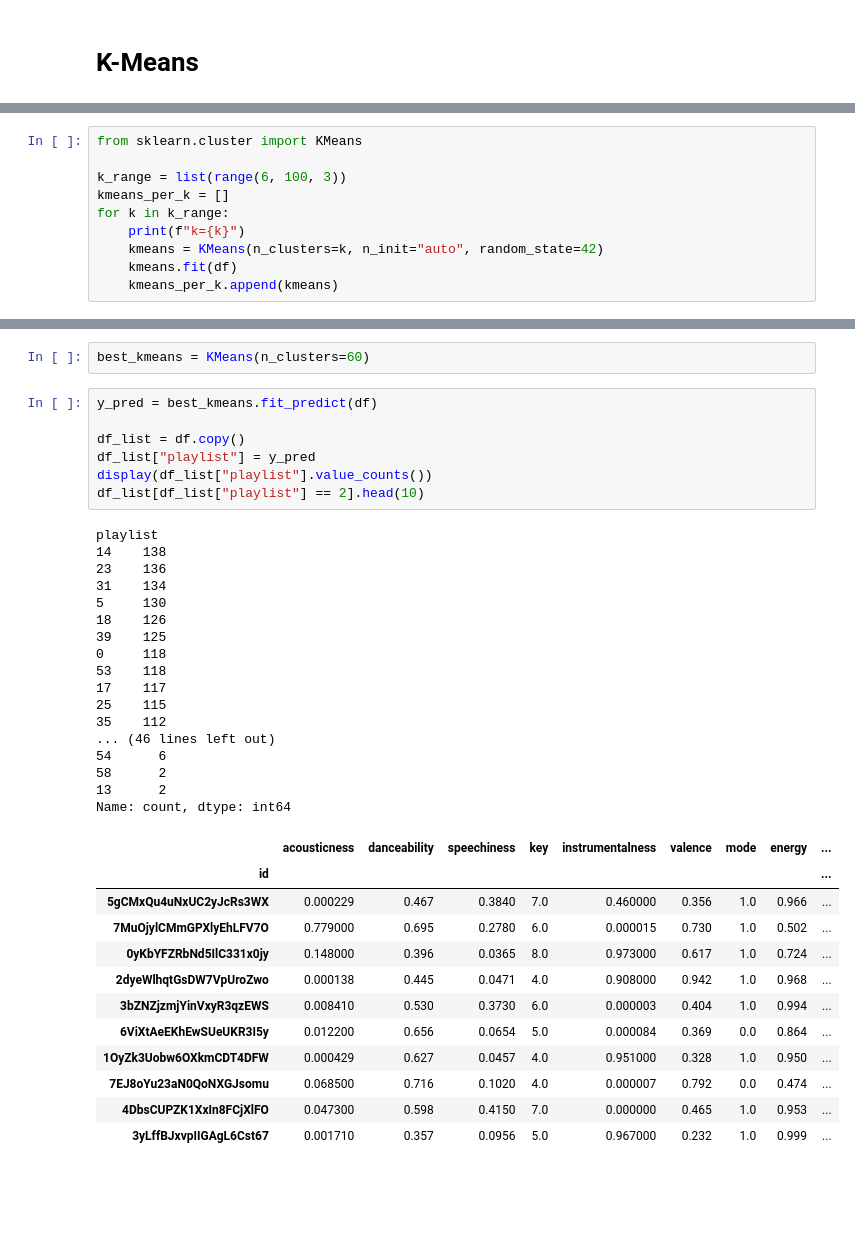
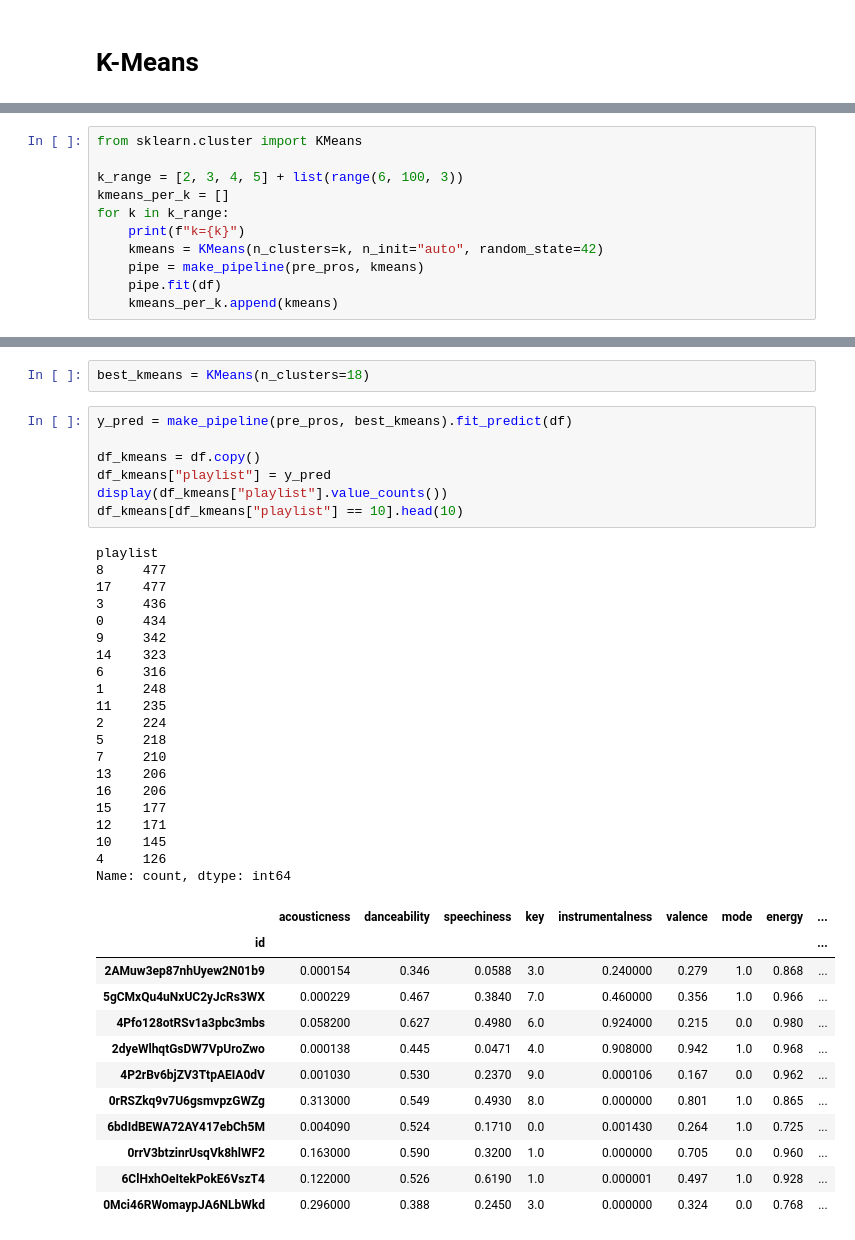
Before and after one commit to Pineapple217/Sortify, a Jupyter notebook: dev/main.ipynb, the cells around one changed output, grey strips where cells are left out. Saved outputs shown, nothing was run; the diff lists cells and outputs as text; blank space fills up the shorter version.

```diff
--- a/dev/main.ipynb
+++ b/dev/main.ipynb
@@ -142,11 +128,12 @@ df_list[df_list["playlist"] == 1].head(10)
 # %%
 from sklearn.cluster import KMeans
 
-k_range = list(range(6, 100, 3))
+k_range = [2, 3, 4, 5] + list(range(6, 100, 3))
 kmeans_per_k = []
 for k in k_range:
     print(f"k={k}")
     kmeans = KMeans(n_clusters=k, n_init="auto", random_state=42)
-    kmeans.fit(df)
+    pipe = make_pipeline(pre_pros, kmeans)
+    pipe.fit(df)
     kmeans_per_k.append(kmeans)
 # %% [output]
@@ -201,39 +188,42 @@ KMeans(n_clusters=6, n_init='auto', random_state=42)
 # %%
-best_kmeans = KMeans(n_clusters=60)
+best_kmeans = KMeans(n_clusters=18)
 # %%
-y_pred = best_kmeans.fit_predict(df)
+y_pred = make_pipeline(pre_pros, best_kmeans).fit_predict(df)
 
-df_list = df.copy()
-df_list["playlist"] = y_pred
-display(df_list["playlist"].value_counts())
-df_list[df_list["playlist"] == 2].head(10)
+df_kmeans = df.copy()
+df_kmeans["playlist"] = y_pred
+display(df_kmeans["playlist"].value_counts())
+df_kmeans[df_kmeans["playlist"] == 10].head(10)
 # %% [output]
 playlist
-14    138
-23    136
-31    134
-5     130
-18    126
-39    125
-0     118
-53    118
-17    117
-25    115
-35    112
-... (46 lines left out)
-54      6
-58      2
-13      2
+8     477
+17    477
+3     436
+0     434
+9     342
+14    323
+6     316
+1     248
+11    235
+2     224
+5     218
+7     210
+13    206
+16    206
+15    177
+12    171
+10    145
+4     126
 Name: count, dtype: int64
 |  | acousticness | danceability | speechiness | key | instrumentalness | valence | mode | energy | ... |
 | id |  |  |  |  |  |  |  |  | ... |
+| 2AMuw3ep87nhUyew2N01b9 | 0.000154 | 0.346 | 0.0588 | 3.0 | 0.240000 | 0.279 | 1.0 | 0.868 | ... |
 | 5gCMxQu4uNxUC2yJcRs3WX | 0.000229 | 0.467 | 0.3840 | 7.0 | 0.460000 | 0.356 | 1.0 | 0.966 | ... |
-| 7MuOjylCMmGPXlyEhLFV7O | 0.779000 | 0.695 | 0.2780 | 6.0 | 0.000015 | 0.730 | 1.0 | 0.502 | ... |
-| 0yKbYFZRbNd5IlC331x0jy | 0.148000 | 0.396 | 0.0365 | 8.0 | 0.973000 | 0.617 | 1.0 | 0.724 | ... |
+| 4Pfo128otRSv1a3pbc3mbs | 0.058200 | 0.627 | 0.4980 | 6.0 | 0.924000 | 0.215 | 0.0 | 0.980 | ... |
 | 2dyeWlhqtGsDW7VpUroZwo | 0.000138 | 0.445 | 0.0471 | 4.0 | 0.908000 | 0.942 | 1.0 | 0.968 | ... |
-| 3bZNZjzmjYinVxyR3qzEWS | 0.008410 | 0.530 | 0.3730 | 6.0 | 0.000003 | 0.404 | 1.0 | 0.994 | ... |
-| 6ViXtAeEKhEwSUeUKR3I5y | 0.012200 | 0.656 | 0.0654 | 5.0 | 0.000084 | 0.369 | 0.0 | 0.864 | ... |
-| 1OyZk3Uobw6OXkmCDT4DFW | 0.000429 | 0.627 | 0.0457 | 4.0 | 0.951000 | 0.328 | 1.0 | 0.950 | ... |
-| 7EJ8oYu23aN0QoNXGJsomu | 0.068500 | 0.716 | 0.1020 | 4.0 | 0.000007 | 0.792 | 0.0 | 0.474 | ... |
-| 4DbsCUPZK1XxIn8FCjXlFO | 0.047300 | 0.598 | 0.4150 | 7.0 | 0.000000 | 0.465 | 1.0 | 0.953 | ... |
-| 3yLffBJxvpIIGAgL6Cst67 | 0.001710 | 0.357 | 0.0956 | 5.0 | 0.967000 | 0.232 | 1.0 | 0.999 | ... |
+| 4P2rBv6bjZV3TtpAEIA0dV | 0.001030 | 0.530 | 0.2370 | 9.0 | 0.000106 | 0.167 | 0.0 | 0.962 | ... |
+| 0rRSZkq9v7U6gsmvpzGWZg | 0.313000 | 0.549 | 0.4930 | 8.0 | 0.000000 | 0.801 | 1.0 | 0.865 | ... |
+| 6bdIdBEWA72AY417ebCh5M | 0.004090 | 0.524 | 0.1710 | 0.0 | 0.001430 | 0.264 | 1.0 | 0.725 | ... |
+| 0rrV3btzinrUsqVk8hlWF2 | 0.163000 | 0.590 | 0.3200 | 1.0 | 0.000000 | 0.705 | 0.0 | 0.960 | ... |
+| 6ClHxhOeItekPokE6VszT4 | 0.122000 | 0.526 | 0.6190 | 1.0 | 0.000001 | 0.497 | 1.0 | 0.928 | ... |
+| 0Mci46RWomaypJA6NLbWkd | 0.296000 | 0.388 | 0.2450 | 3.0 | 0.000000 | 0.324 | 0.0 | 0.768 | ... |
```
Also changed, not shown: parts of 9 cells of this notebook.
